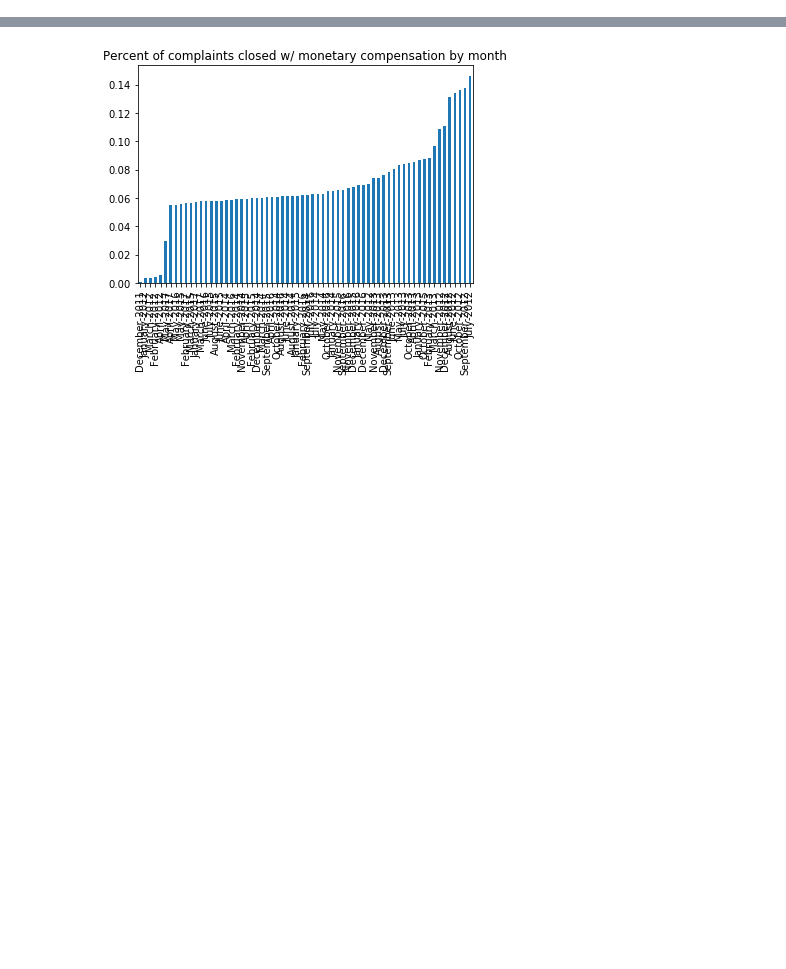
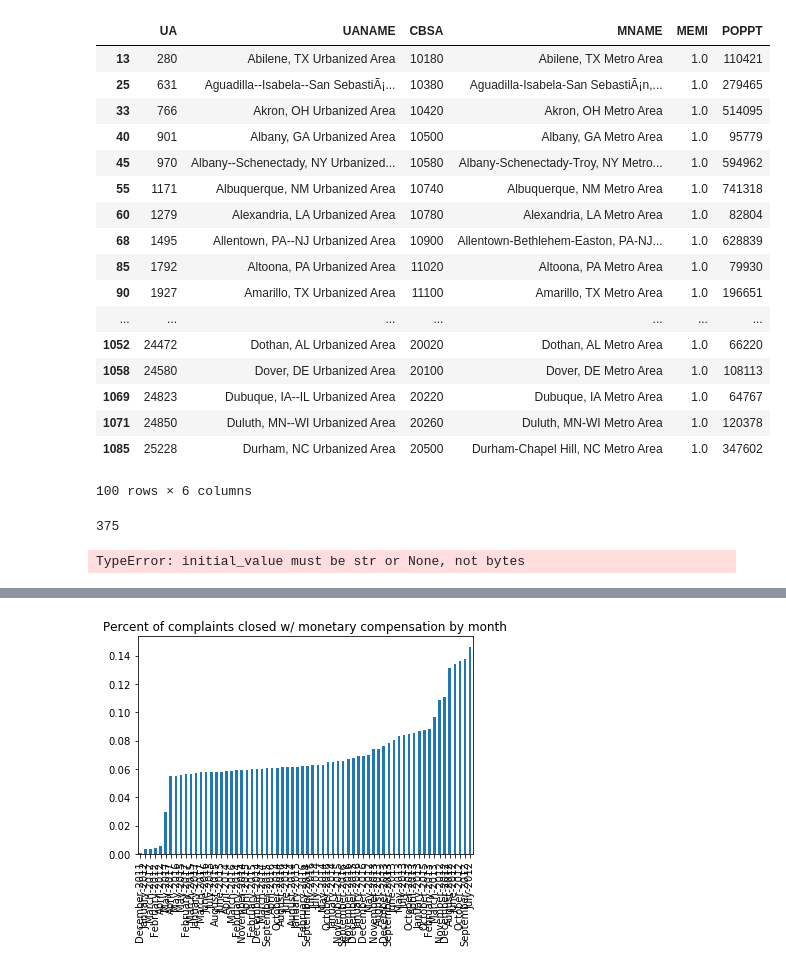
Before and after one commit to augustineM/Cfpb-complaint-classification, a Jupyter notebook: consComplaintExplore.ipynb, the cells around one changed output, grey strips where cells are left out. Drawn from its saved outputs; the diff is of its cells as text; code cells hidden in the pictures; blank space fills up the shorter version.

```diff
--- a/consComplaintExplore.ipynb
+++ b/consComplaintExplore.ipynb
@@ -74,9 +78,7 @@ uaToZipDf=uaToZipDf[['UA','UANAME','ZCTA5']]
 #MNAME: cbsa name
 #MEMI: 1=metropolitan statistical area; 2=micropolitan statistical area
 url="https://www2.census.gov/geo/docs/maps-data/data/rel/ua_cbsa_rel_10.txt"
-uaToCbsaDf=pd.read_csv(url)#converters={'ZCTA5': lambda x: str(x)})
-uaToCbsaDf=uaToCbsaDf[['UA','UANAME','CBSA','MNAME','MEMI']]
-uaToCbsaDf.drop(uaToCbsaDf[uaToCbsaDf.MEMI != 1 ].index, inplace=True)
-
-#uaToCbsaDf.head(10)
+uaToCbsaDf=pd.read_csv(url,encoding='latin1')#converters={'ZCTA5': lambda x: str(x)})
+uaToCbsaDf=uaToCbsaDf[['UA','UANAME','CBSA','MNAME','MEMI','POPPT']]
+uaToCbsaDf.drop(uaToCbsaDf[(uaToCbsaDf.MEMI != 1) | (uaToCbsaDf.UA== 99999)|(uaToCbsaDf.CBSA==99999) ].index, inplace=True)
 # %%
@@ -102,0 +166,29 @@ cbsa= pd.merge(uaToZipDf,uaToCbsaDf,on='UA',how='outer')
+# %%
+
+#UA to CBSA is a one to many relationship. keep CBSA with largest population for this exercise
+uaToCbsaDf.sort_values(['CBSA','POPPT'],inplace=True)
+uaToCbsaDf=uaToCbsaDf.drop_duplicates(['CBSA'],keep='last')
+#uaToCbsaDf.head(100)
+# %% [output]
+|  | UA | UANAME | CBSA | MNAME | MEMI | POPPT |
+| 13 | 280 | Abilene, TX Urbanized Area | 10180 | Abilene, TX Metro Area | 1.0 | 110421 |
+| 25 | 631 | Aguadilla--Isabela--San SebastiÃ¡... | 10380 | Aguadilla-Isabela-San SebastiÃ¡n,... | 1.0 | 279465 |
+| 33 | 766 | Akron, OH Urbanized Area | 10420 | Akron, OH Metro Area | 1.0 | 514095 |
+| 40 | 901 | Albany, GA Urbanized Area | 10500 | Albany, GA Metro Area | 1.0 | 95779 |
+| 45 | 970 | Albany--Schenectady, NY Urbanized... | 10580 | Albany-Schenectady-Troy, NY Metro... | 1.0 | 594962 |
+| 55 | 1171 | Albuquerque, NM Urbanized Area | 10740 | Albuquerque, NM Metro Area | 1.0 | 741318 |
+| 60 | 1279 | Alexandria, LA Urbanized Area | 10780 | Alexandria, LA Metro Area | 1.0 | 82804 |
+| 68 | 1495 | Allentown, PA--NJ Urbanized Area | 10900 | Allentown-Bethlehem-Easton, PA-NJ... | 1.0 | 628839 |
+| 85 | 1792 | Altoona, PA Urbanized Area | 11020 | Altoona, PA Metro Area | 1.0 | 79930 |
+| 90 | 1927 | Amarillo, TX Urbanized Area | 11100 | Amarillo, TX Metro Area | 1.0 | 196651 |
+| ... | ... | ... | ... | ... | ... | ... |
+| 1052 | 24472 | Dothan, AL Urbanized Area | 20020 | Dothan, AL Metro Area | 1.0 | 66220 |
+| 1058 | 24580 | Dover, DE Urbanized Area | 20100 | Dover, DE Metro Area | 1.0 | 108113 |
+| 1069 | 24823 | Dubuque, IA--IL Urbanized Area | 20220 | Dubuque, IA Metro Area | 1.0 | 64767 |
+| 1071 | 24850 | Duluth, MN--WI Urbanized Area | 20260 | Duluth, MN-WI Metro Area | 1.0 | 120378 |
+| 1085 | 25228 | Durham, NC Urbanized Area | 20500 | Durham-Chapel Hill, NC Metro Area | 1.0 | 347602 |
+100 rows × 6 columns
+# %%
+cfpbComplaintCbsa.CBSA.nunique()
+# %% [output]
+375
@@ -103,4 +201,21 @@ cbsa= pd.merge(uaToZipDf,uaToCbsaDf,on='UA',how='outer')
 # %%
+#this part doesn't work
+
 #import gazeteer files for lat/long data
-url="http://www2.census.gov/geo/docs/maps-data/data/gazetteer/Gaz_ua.zip"
-uaGaz=pd.read_csv(url)#converters={'ZCTA5': lambda x: str(x)})
+#from StringIO
+import io
+from zipfile import ZipFile
+from urllib.request import urlopen
+#urlopen
+
+url= request.urlopen("http://www2.census.gov/geo/docs/maps-data/data/gazetteer/Gaz_ua.zip")
+zipfile= ZipFile(io.StringIO(url.read()))
+f= open(zipfile.NameToInfo.keys()[0],'wb')
+f.write(zipfile.open(zipfile.NameToInfo.keys()[0]).read())
+f.close()
+
+df = pd.read_csv(zipfile.NameToInfo.keys()[0])
+
+#uaGaz=pd.read_csv(url,compression='zip')#converters={'ZCTA5': lambda x: str(x)})
+# %% [output]
+TypeError: initial_value must be str or None, not bytes
```
Also changed, not shown: parts of 30 cells of this notebook.
